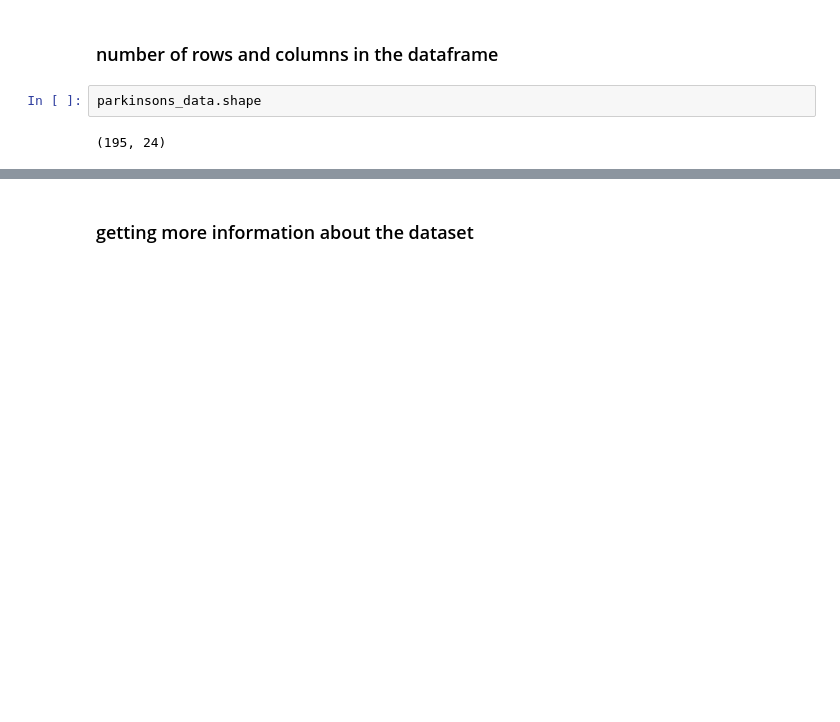
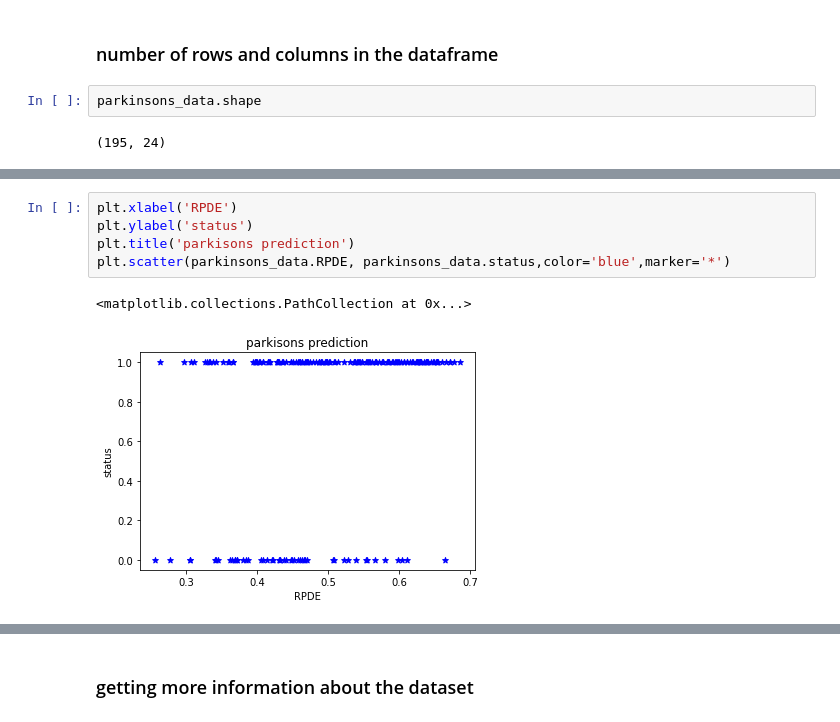
Before and after one commit to sohammanjrekar/Multiple-Disease-Prediction-Webapp, a Jupyter notebook: Code/Multiple disease prediction system - Parkinsons.ipynb, the cells around one changed output, grey strips where cells are left out. Saved outputs shown, nothing was run; the diff lists cells and outputs as text; blank space fills up the shorter version.

```diff
--- a/Code/Multiple disease prediction system - Parkinsons.ipynb
+++ b/Code/Multiple disease prediction system - Parkinsons.ipynb
@@ -34,0 +51,8 @@ parkinsons_data.shape
+# %%
+plt.xlabel('RPDE')
+plt.ylabel('status')
+plt.title('parkisons prediction')
+plt.scatter(parkinsons_data.RPDE, parkinsons_data.status,color='blue',marker='*')
+# %% [output]
+<matplotlib.collections.PathCollection at 0x...>
+[figure, added]
```
Also changed, not shown: parts of 15 cells of this notebook.
